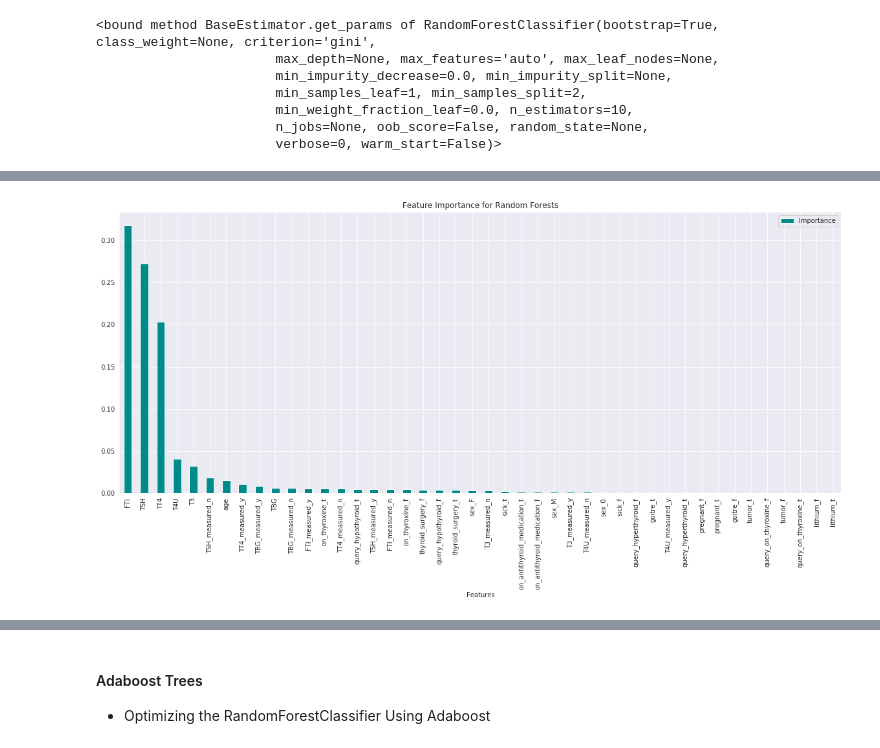
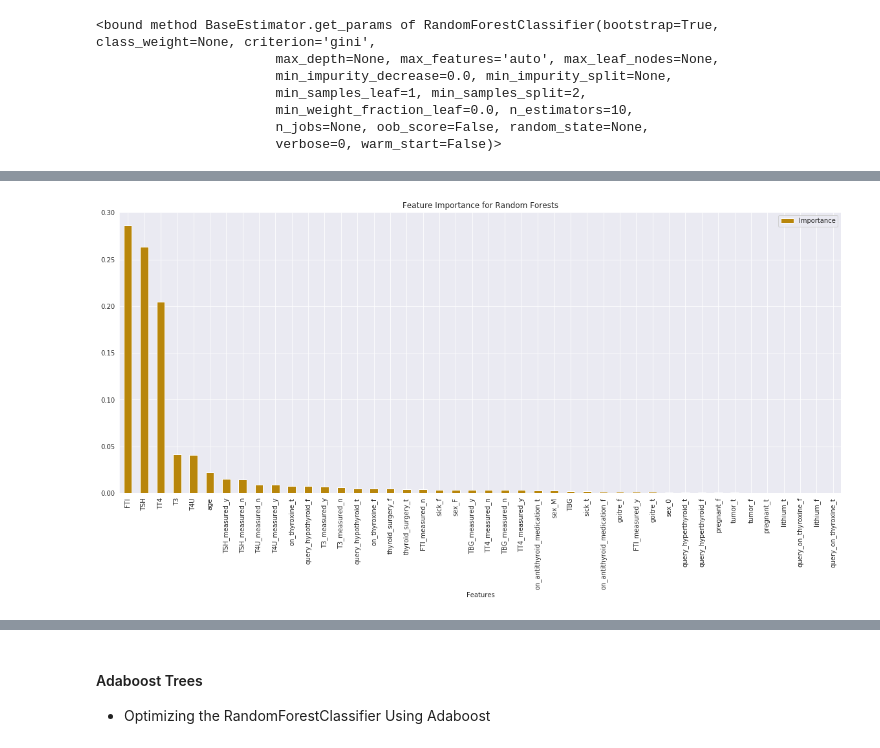
Before and after one commit to Linda-Agesa/Patient-Thyroisism-Analysis, a Jupyter notebook: NH_Hypothyroidism_Analysis.ipynb, the cells around one changed output, grey strips where cells are left out. Cells and saved outputs as stored; diff of their text form; code cells hidden in the pictures.

```diff
--- a/NH_Hypothyroidism_Analysis.ipynb
+++ b/NH_Hypothyroidism_Analysis.ipynb
@@ -532,5 +555,12 @@ dtype: int64
 # %% [markdown]
 ###Random Forest
+# %%
+# Encoding the categorical columns before fitting the data into the model
+
+thyroidism= pd.get_dummies(thyroidism, columns = ['sex','on_thyroxine','query_on_thyroxine','on_antithyroid_medication',
+                                 'thyroid_surgery','query_hypothyroid','query_hyperthyroid','pregnant','sick',
+                                 'tumor','lithium','goitre','TSH_measured','T3_measured','TT4_measured','T4U_measured',
+                                 'FTI_measured','TBG_measured'] )
 # %%
 thyroidism.head()
 # %% [output]
@@ -545,5 +575,3 @@ thyroidism.head()
 X = thyroidism.drop('status', axis = 1)
 
 y = thyroidism.status
-
-X = pd.get_dummies(X, columns = ['sex','on_thyroxine','query_on_thyroxine','on_antithyroid_medication','thyroid_surgery','query_hypothyroid','query_hyperthyroid','pregnant','sick','tumor','lithium','goitre','TSH_measured','T3_measured','TT4_measured','T4U_measured','FTI_measured','TBG_measured'] )
@@ -605,7 +624,7 @@ forest.get_params
 
 from sklearn.model_selection import GridSearchCV
 
-params = {'n_estimators' : [10, 40, 50, 60, 100], 'min_samples_split':[2, 3, 8, 7, 6, 4, 5, 9], 'max_depth' : [1,3,4,5,8], 'criterion' : ['gini','entropy']}
+params = {'n_estimators' : [40, 50, 60, 70, 80], 'min_samples_split':[2, 3, 6, 4, 5 ], 'max_depth' : [4, 5, 8, 10]}
 
 forest = RandomForestClassifier()
 
@@ -622,7 +638,7 @@ search.best_params_
 # %%
 # Fitting the best parameters to the model and observe the performance
 
-forest = RandomForestClassifier(n_estimators = 60, criterion = 'entropy', max_depth = 8, min_samples_split = 4)
+forest = RandomForestClassifier(n_estimators = 80, criterion = 'entropy', max_depth = 10, min_samples_split = 2)
 forest.fit(X_train, y_train)
 
 y_pred = forest.predict(X_test)
@@ -635,11 +667,9 @@ Accuracy: 0.9892008639308856
 # %%
 # Getting the feature importance
 
-
-
 pd.DataFrame({'Features' : X.columns, 'Importance' : forest.feature_importances_})\
 .sort_values(by = 'Importance', ascending = False).set_index('Features')\
-.plot.bar(title = 'Feature Importance for Random Forests',figsize = (20, 8), color = 'darkcyan')
+.plot.bar(title = 'Feature Importance for Random Forests',figsize = (20, 8), color = 'darkgoldenrod')
 plt.show()
 # %% [output]
-[figure, old version]
+[figure, new version]
```
Also changed, not shown: parts of 28 cells of this notebook.
